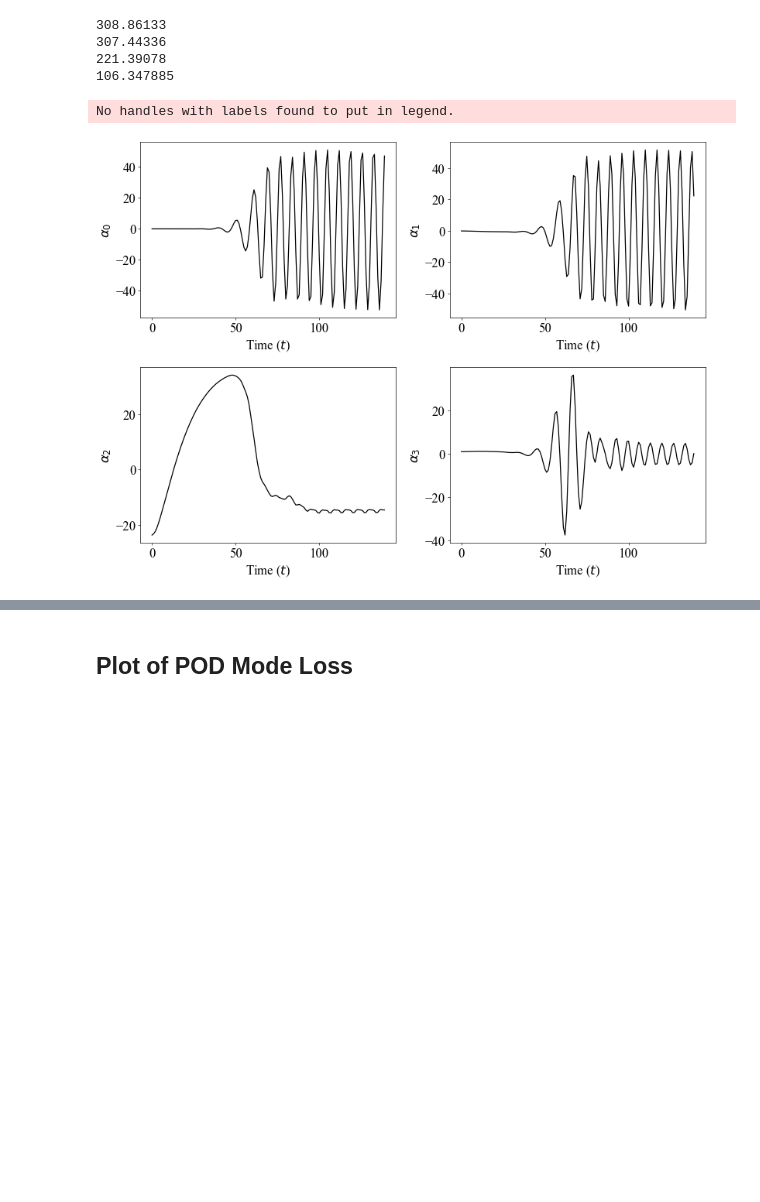
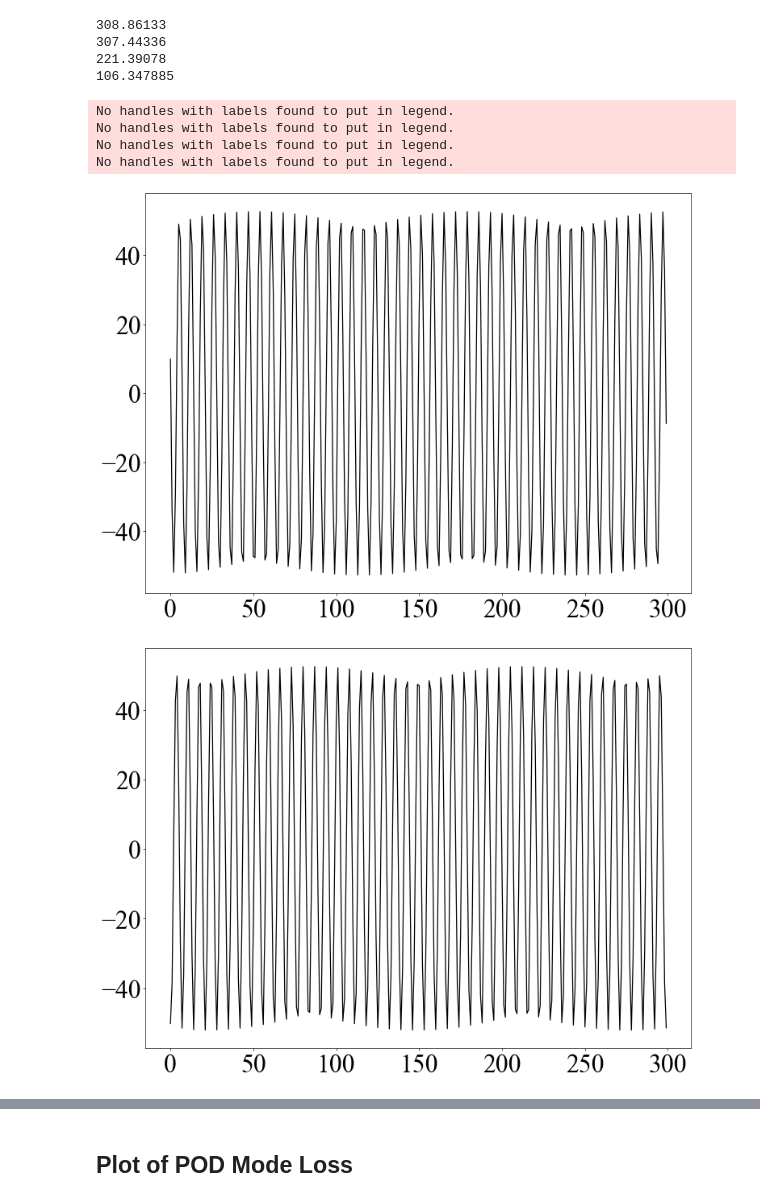
Before and after one commit to dlhallman/pod_hbnode, a Jupyter notebook: doc/VKS.ipynb, the cells around one changed output, grey strips where cells are left out. Saved outputs shown, nothing was run; the diff lists cells and outputs as text; code cells hidden in the pictures; blank space fills up the shorter version.

```diff
--- a/doc/VKS.ipynb
+++ b/doc/VKS.ipynb
@@ -39,7 +39,7 @@ from sci.lib.vis.reconstruct import *
 
 # SETTINGS
 plt.rcParams['font.family'] = 'Times New Roman'
-plt.rcParams.update({'font.size':20})
+plt.rcParams.update({'font.size':28})
 DPI = 60
 
 #GLOBALS
@@ -107,31 +112,25 @@ def DMD(X, Xp, modes):
 # %%
-s_ind = 0
-e_ind = 140
-# velocity in x
 var1 = vks[:, :, s_ind:e_ind, 0]
 var1 = np.moveaxis(var1, [0, 1, 2], [1, 2, 0])
 
-# velocity in y
 var2 = vks[:, :, s_ind:e_ind, 1]
 var2 = np.moveaxis(var2, [0, 1, 2], [1, 2, 0])
-# reshape
-shape = var1.shape
-# taking the temporal mean of snapshots
+
 var1_mean = np.mean(var1, axis=0)[np.newaxis, ...]
 var2_mean = np.mean(var2, axis=0)[np.newaxis, ...]
 
-# fluctuating components: taking U-Um
-var1 = var1 - var1_mean
-var2 = var2 - var2_mean
+var1 = var1-var1_mean
+var2 = var2-var2_mean
 
-# return copies
-var1_copy = np.copy(var1)
-var2_copy = np.copy(var2)
+var1_copy = var1.copy()
+var2_copy = var2.copy()
 
-# Reshaping to create snapshot matrix Y with dimension [time, NxM]
 shape = var1.shape
 var1 = var1.reshape(shape[0], shape[1] * shape[2])
 var2 = var2.reshape(shape[0], shape[1] * shape[2])
 Y = np.hstack((var1, var2))
 
-Atilde, Ur, Phi, Lambda, b = DMD(Y[:-1,:], Y[1:,:], 6)
+Ux_DMD = var1.copy()
+Uy_DMD = var2.copy()
+
+Atilde, Ur, Phi, Lambda, b = DMD(Y[:-1,:].T, Y[1:,:].T, 6)
@@ -208,9 +244,10 @@ def POD2(data, s_ind, e_ind, modes):
 
 From $t=0$ to $t=500$
 # %%
-s_ind = 0
-e_ind = 140
-Nxy = shape[0]*shape[1]
+s_ind = 100
+e_ind = 400
+print(vks.shape)
+Nxy = shape[1]*shape[2]
 pod_modes = 16
 spatial_modes, data, eigenvalues, Ux_MS, Uy_MS = POD2(vks, s_ind, e_ind, pod_modes)
 print("REDUCED MODEL SHAPE: {}".format(data.shape))
@@ -343,18 +392,22 @@ print(np.linalg.norm(data[:,3]))
 # %%
 # set_modes = pod_modes
 set_modes = 4
 m=2
 n = pod_modes//m
-plt.figure(figsize=(7*set_modes//2,10), tight_layout=True, dpi=DPI)
 # plt.suptitle("VKS Modes")
 for i in range(set_modes):
-    plt.subplot(set_modes//2,2,i+1)
+    plt.figure(figsize=(7*set_modes//2,10), tight_layout=True, dpi=DPI)
     plt.plot(data[:,i], 'k')
-    plt.xlabel("Time ($t$)")
-    plt.ylabel("$\\alpha_{}$".format(i))
+    # plt.axis('off')
+    # plt.xlabel("Time ($t$)")
+    # plt.ylabel("$\\alpha_{}$".format(i))
+    plt.legend(bbox_to_anchor=(1.05, 1), loc='upper left', borderaxespad=0., prop={'size': 10}, frameon=False)
+    plt.savefig('../out/VKS/podMode{}.jpg'.format(i), bbox_inches="tight")
     # plt.title('MODE {}'.format(i+1))
-plt.legend(bbox_to_anchor=(1.05, 1), loc='upper left', borderaxespad=0., prop={'size': 10}, frameon=False)
-plt.savefig('../out/VKS/podModes.pdf', format="pdf", bbox_inches="tight")
 # %% [output]
 No handles with labels found to put in legend.
+No handles with labels found to put in legend.
+No handles with labels found to put in legend.
+No handles with labels found to put in legend.
-[figure, old version]
+[figure, new version]
+[figure, added]
```
Also changed, not shown: parts of 16 cells of this notebook, 26 other files.
